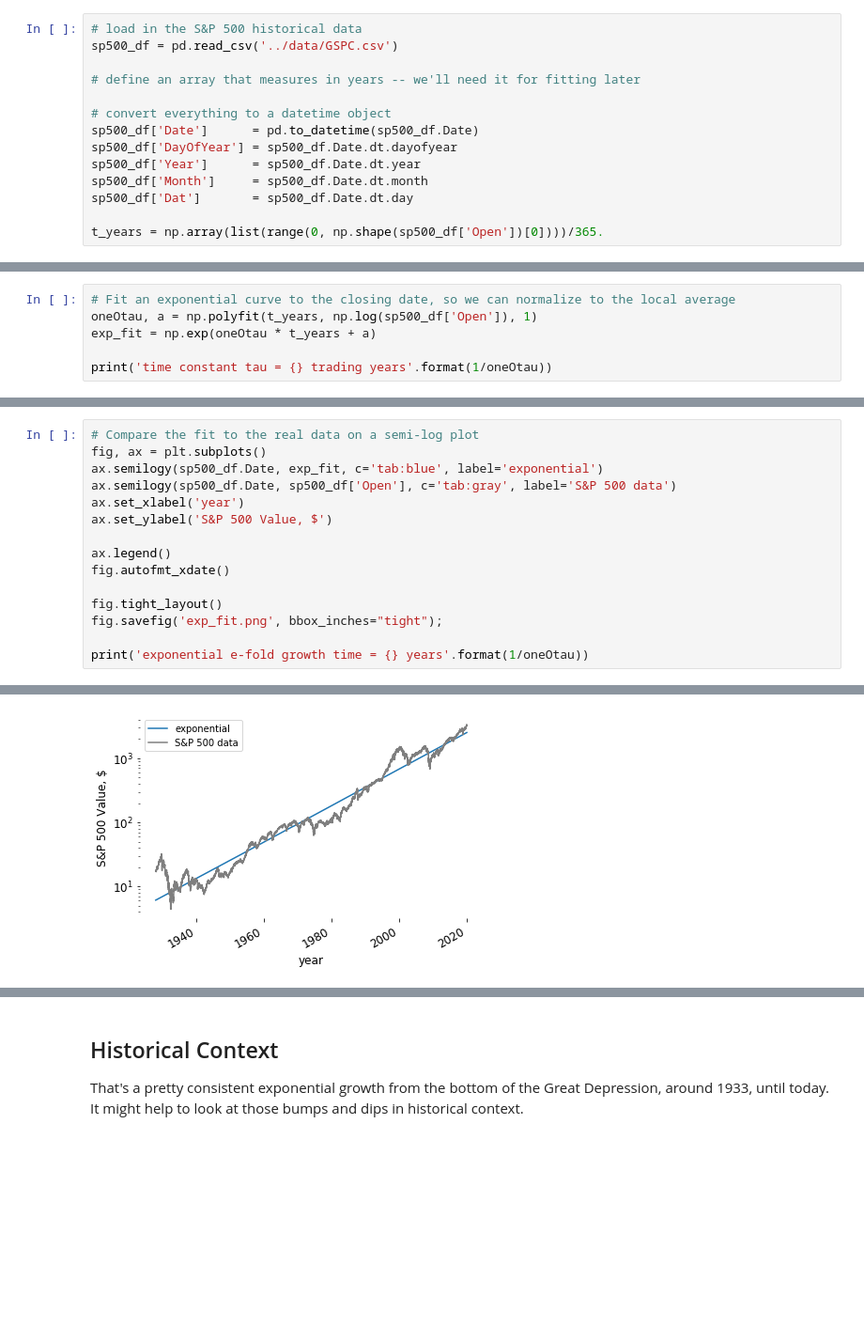
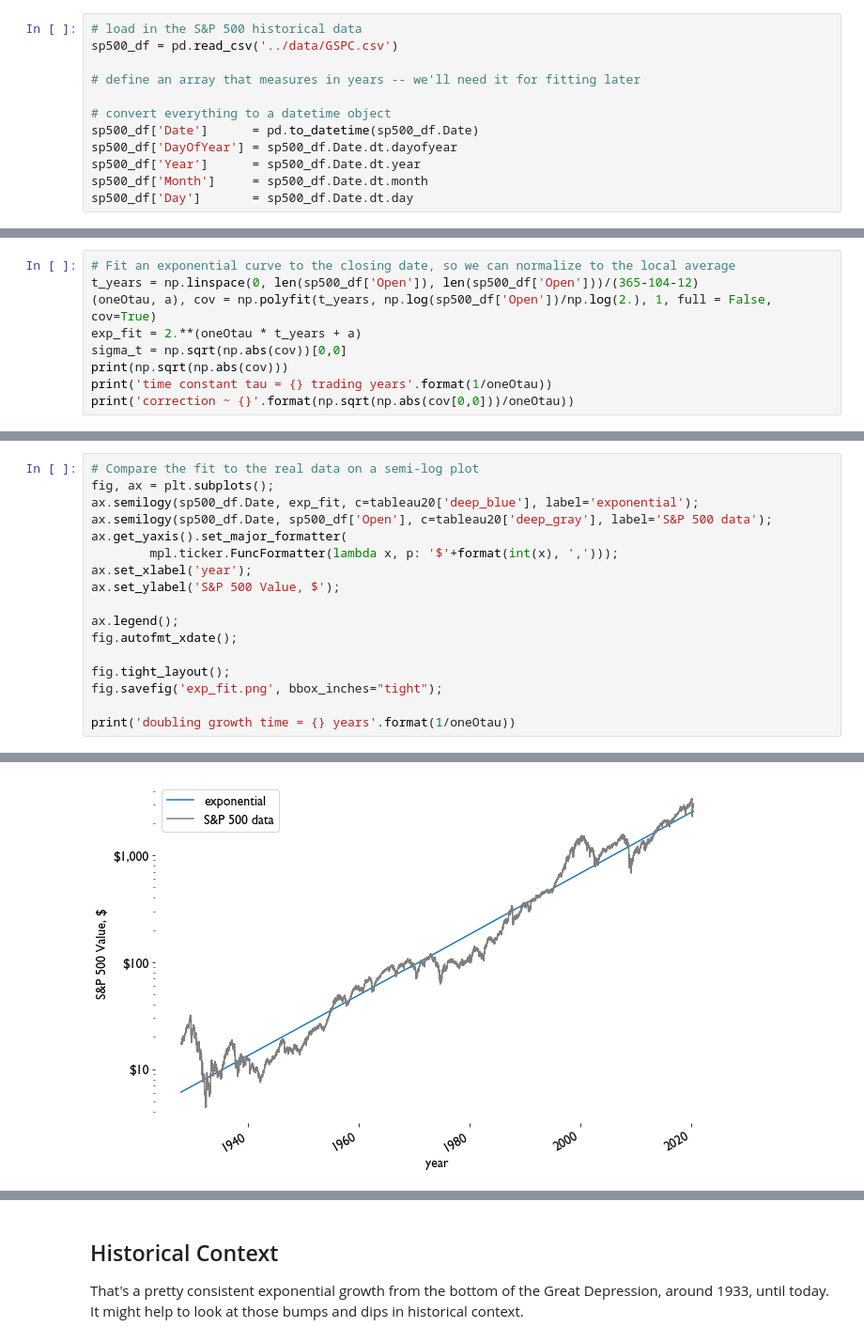
Before and after one commit to sdwebb/sp500_random_walk, a Jupyter notebook: notebooks/sp500_projection_model.ipynb, the cells around one changed output, grey strips where cells are left out. Shown at 94% size. Cells and saved outputs as stored; diff of their text form; blank space fills up the shorter version.

```diff
--- a/notebooks/sp500_projection_model.ipynb
+++ b/notebooks/sp500_projection_model.ipynb
@@ -49,9 +70,7 @@ sp500_df['Date']      = pd.to_datetime(sp500_df.Date)
 sp500_df['DayOfYear'] = sp500_df.Date.dt.dayofyear
 sp500_df['Year']      = sp500_df.Date.dt.year
 sp500_df['Month']     = sp500_df.Date.dt.month
-sp500_df['Dat']       = sp500_df.Date.dt.day
-
-t_years = np.array(list(range(0, np.shape(sp500_df['Open'])[0])))/365.
+sp500_df['Day']       = sp500_df.Date.dt.day
 # %%
 # take a peak at the structure of the data
 sp500_df.head()
@@ -127,7 +146,10 @@ to find the growth constant $\tau$ that tells us the rate per trading day of S&p
 # %%
 # Fit an exponential curve to the closing date, so we can normalize to the local average
-oneOtau, a = np.polyfit(t_years, np.log(sp500_df['Open']), 1)
-exp_fit = np.exp(oneOtau * t_years + a)
-
+t_years = np.linspace(0, len(sp500_df['Open']), len(sp500_df['Open']))/(365-104-12)
+(oneOtau, a), cov = np.polyfit(t_years, np.log(sp500_df['Open'])/np.log(2.), 1, full = False, cov=True)
+exp_fit = 2.**(oneOtau * t_years + a)
+sigma_t = np.sqrt(np.abs(cov))[0,0]
+print(np.sqrt(np.abs(cov)))
 print('time constant tau = {} trading years'.format(1/oneOtau))
+print('correction ~ {}'.format(np.sqrt(np.abs(cov[0,0]))/oneOtau))
 # %% [output]
@@ -137,18 +164,20 @@ Because of the exponential growth over many growth cycles, comparing goodness of
 # %%
 # Compare the fit to the real data on a semi-log plot
-fig, ax = plt.subplots()
-ax.semilogy(sp500_df.Date, exp_fit, c='tab:blue', label='exponential')
-ax.semilogy(sp500_df.Date, sp500_df['Open'], c='tab:gray', label='S&P 500 data')
-ax.set_xlabel('year')
-ax.set_ylabel('S&P 500 Value, $')
+fig, ax = plt.subplots();
+ax.semilogy(sp500_df.Date, exp_fit, c=tableau20['deep_blue'], label='exponential');
+ax.semilogy(sp500_df.Date, sp500_df['Open'], c=tableau20['deep_gray'], label='S&P 500 data');
+ax.get_yaxis().set_major_formatter(
+        mpl.ticker.FuncFormatter(lambda x, p: '$'+format(int(x), ',')));
+ax.set_xlabel('year');
+ax.set_ylabel('S&P 500 Value, $');
 
-ax.legend()
-fig.autofmt_xdate()
+ax.legend();
+fig.autofmt_xdate();
 
-fig.tight_layout()
+fig.tight_layout();
 fig.savefig('exp_fit.png', bbox_inches="tight");
 
-print('exponential e-fold growth time = {} years'.format(1/oneOtau))
+print('doubling growth time = {} years'.format(1/oneOtau))
 # %% [output]
 [<matplotlib.lines.Line2D at 0x...>]
 [<matplotlib.lines.Line2D at 0x...>]
@@ -159 +188 @@ exponential e-fold growth time = 10.514183396623846 years
-[figure, old version]
+[figure, new version]
```
Also changed, not shown: parts of 66 cells of this notebook, 1 other file.
